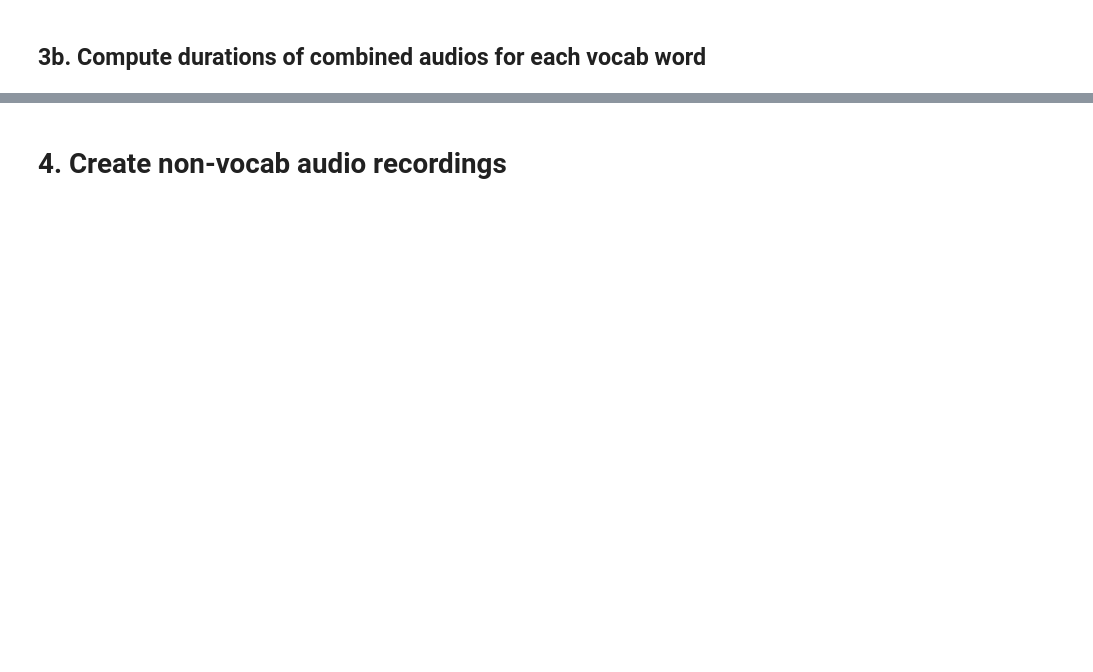
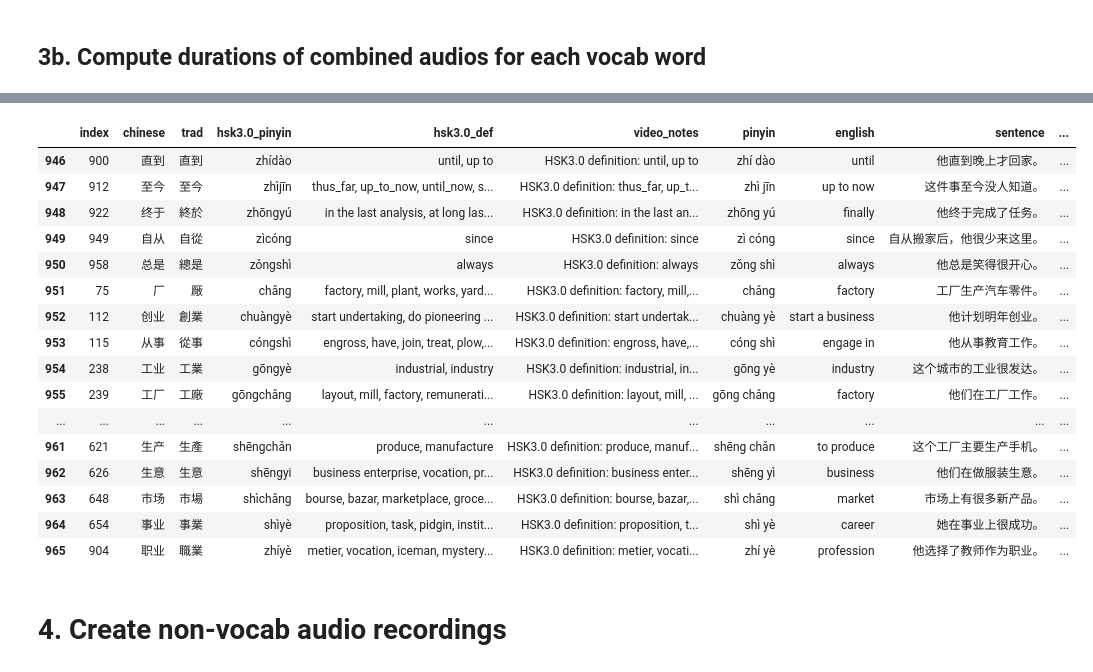
Before and after one commit to srcole/my_mandarin_database, a Jupyter notebook: generate_video.ipynb, the cells around one changed output, grey strips where cells are left out. Saved outputs shown, nothing was run; the diff lists cells and outputs as text; code cells hidden in the pictures; blank space fills up the shorter version.

```diff
--- a/generate_video.ipynb
+++ b/generate_video.ipynb
@@ -187,3 +207,23 @@ Total duration: 4594.706666666667s
+# %%
+df_vocab_lists.tail(20)
+# %% [output]
+|  | index | chinese | trad | hsk3.0_pinyin | hsk3.0_def | video_notes | pinyin | english | sentence | ... |
+| 946 | 900 | 直到 | 直到 | zhídào | until, up to | HSK3.0 definition: until, up to | zhí dào | until | 他直到晚上才回家。 | ... |
+| 947 | 912 | 至今 | 至今 | zhìjīn | thus_far, up_to_now, until_now, s... | HSK3.0 definition: thus_far, up_t... | zhì jīn | up to now | 这件事至今没人知道。 | ... |
+| 948 | 922 | 终于 | 終於 | zhōngyú | in the last analysis, at long las... | HSK3.0 definition: in the last an... | zhōng yú | finally | 他终于完成了任务。 | ... |
+| 949 | 949 | 自从 | 自從 | zìcóng | since | HSK3.0 definition: since | zì cóng | since | 自从搬家后，他很少来这里。 | ... |
+| 950 | 958 | 总是 | 總是 | zǒngshì | always | HSK3.0 definition: always | zǒng shì | always | 他总是笑得很开心。 | ... |
+| 951 | 75 | 厂 | 厰 | chǎng | factory, mill, plant, works, yard... | HSK3.0 definition: factory, mill,... | chǎng | factory | 工厂生产汽车零件。 | ... |
+| 952 | 112 | 创业 | 創業 | chuàngyè | start undertaking, do pioneering ... | HSK3.0 definition: start undertak... | chuàng yè | start a business | 他计划明年创业。 | ... |
+| 953 | 115 | 从事 | 從事 | cóngshì | engross, have, join, treat, plow,... | HSK3.0 definition: engross, have,... | cóng shì | engage in | 他从事教育工作。 | ... |
+| 954 | 238 | 工业 | 工業 | gōngyè | industrial, industry | HSK3.0 definition: industrial, in... | gōng yè | industry | 这个城市的工业很发达。 | ... |
+| 955 | 239 | 工厂 | 工廠 | gōngchǎng | layout, mill, factory, remunerati... | HSK3.0 definition: layout, mill, ... | gōng chǎng | factory | 他们在工厂工作。 | ... |
+| ... | ... | ... | ... | ... | ... | ... | ... | ... | ... | ... |
+| 961 | 621 | 生产 | 生產 | shēngchǎn | produce, manufacture | HSK3.0 definition: produce, manuf... | shēng chǎn | to produce | 这个工厂主要生产手机。 | ... |
+| 962 | 626 | 生意 | 生意 | shēngyi | business enterprise, vocation, pr... | HSK3.0 definition: business enter... | shēng yì | business | 他们在做服装生意。 | ... |
+| 963 | 648 | 市场 | 市場 | shìchǎng | bourse, bazar, marketplace, groce... | HSK3.0 definition: bourse, bazar,... | shì chǎng | market | 市场上有很多新产品。 | ... |
+| 964 | 654 | 事业 | 事業 | shìyè | proposition, task, pidgin, instit... | HSK3.0 definition: proposition, t... | shì yè | career | 她在事业上很成功。 | ... |
+| 965 | 904 | 职业 | 職業 | zhíyè | metier, vocation, iceman, mystery... | HSK3.0 definition: metier, vocati... | zhí yè | profession | 他选择了教师作为职业。 | ... |
 # %% [markdown]
 # 4. Create non-vocab audio recordings
 # %%
```
Also changed, not shown: parts of 14 cells of this notebook, 5 other files.
